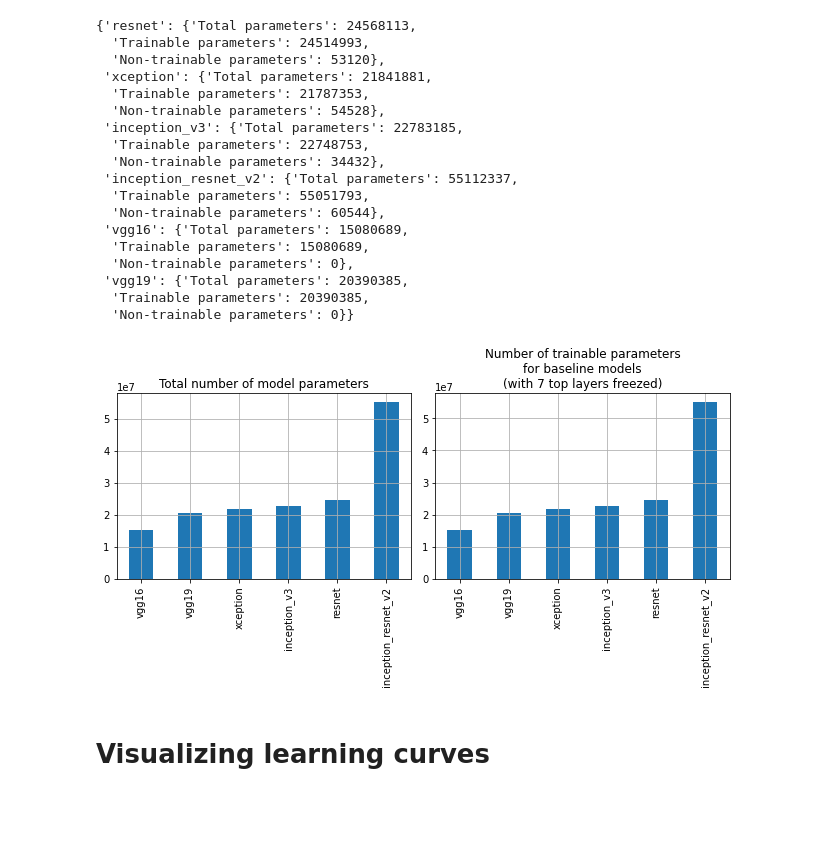
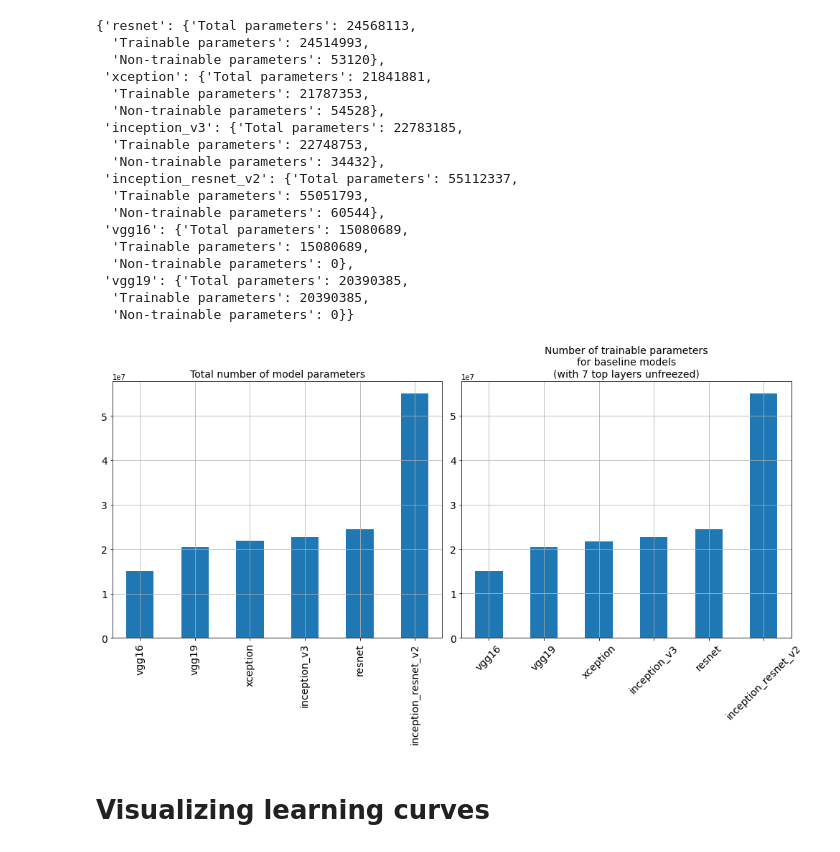
Before and after one commit to PashaIanko/Kaggle.CrowdCounting, a Jupyter notebook: 1_model_comparison.ipynb, the cells around one changed output. Drawn from its saved outputs; the diff is of its cells as text; code cells hidden in the pictures; blank space fills up the shorter version.

```diff
--- a/1_model_comparison.ipynb
+++ b/1_model_comparison.ipynb
@@ -706,10 +657,54 @@ comparison_data['model_parameters']
  'vgg19': {'Total parameters': 20390385,
   'Trainable parameters': 20390385,
   'Non-trainable parameters': 0}}
-# %%
-plot_model_parameters(comparison_data['model_parameters'])
-# %% [output]
-[figure, removed]
+# %%
+def plot_model_parameters(parameters_dict_):
+    total_parameters_dict = {
+        model_name: [model_dict['Total parameters']] \
+        for model_name, model_dict in parameters_dict_.items()
+    }
+
+    trainable_parameters_dict = {
+        model_name: [model_dict['Trainable parameters']] \
+        for model_name, model_dict in parameters_dict_.items()
+    }
+
+    _, ax = plt.subplots(1, 2, figsize=(14, 8))
+
+    fontsize = 14
+    labelsize = 14
+
+    df_total_parameters = pd.DataFrame(total_parameters_dict)
+    df_total_parameters = df_total_parameters.T
+    df_total_parameters.sort_values(by=0, inplace=True)
+    df_total_parameters.plot(kind='bar', ax=ax[0], fontsize=fontsize)
+    ax[0].set_title('Total number of model parameters', fontsize=fontsize)
+    ax[0].grid()
+    ax[0].get_legend().remove()
+
+    df_trainable_parameters = pd.DataFrame(trainable_parameters_dict)
+    df_trainable_parameters = df_trainable_parameters.T
+    df_trainable_parameters.sort_values(by=0, inplace=True)
+    df_trainable_parameters.plot(kind='bar', ax=ax[1], fontsize = 14)
+
+
+
+    ax[1].set_title(
+        'Number of trainable parameters' \
+        + '\nfor baseline ' \
+        + 'models\n(with 7 top layers unfreezed)',
+        fontsize=fontsize
+    )
+    ax[1].grid()
+    ax[1].get_legend().remove()
+    plt.tick_params(rotation=45, axis='x')
+
+    plt.tight_layout()
+
+
+plot_model_parameters(comparison_data['model_parameters'])
+# %% [output]
+[figure, added]
 # %% [markdown]
 # Visualizing learning curves
 # %%
```
Also changed, not shown: parts of 18 cells of this notebook.
